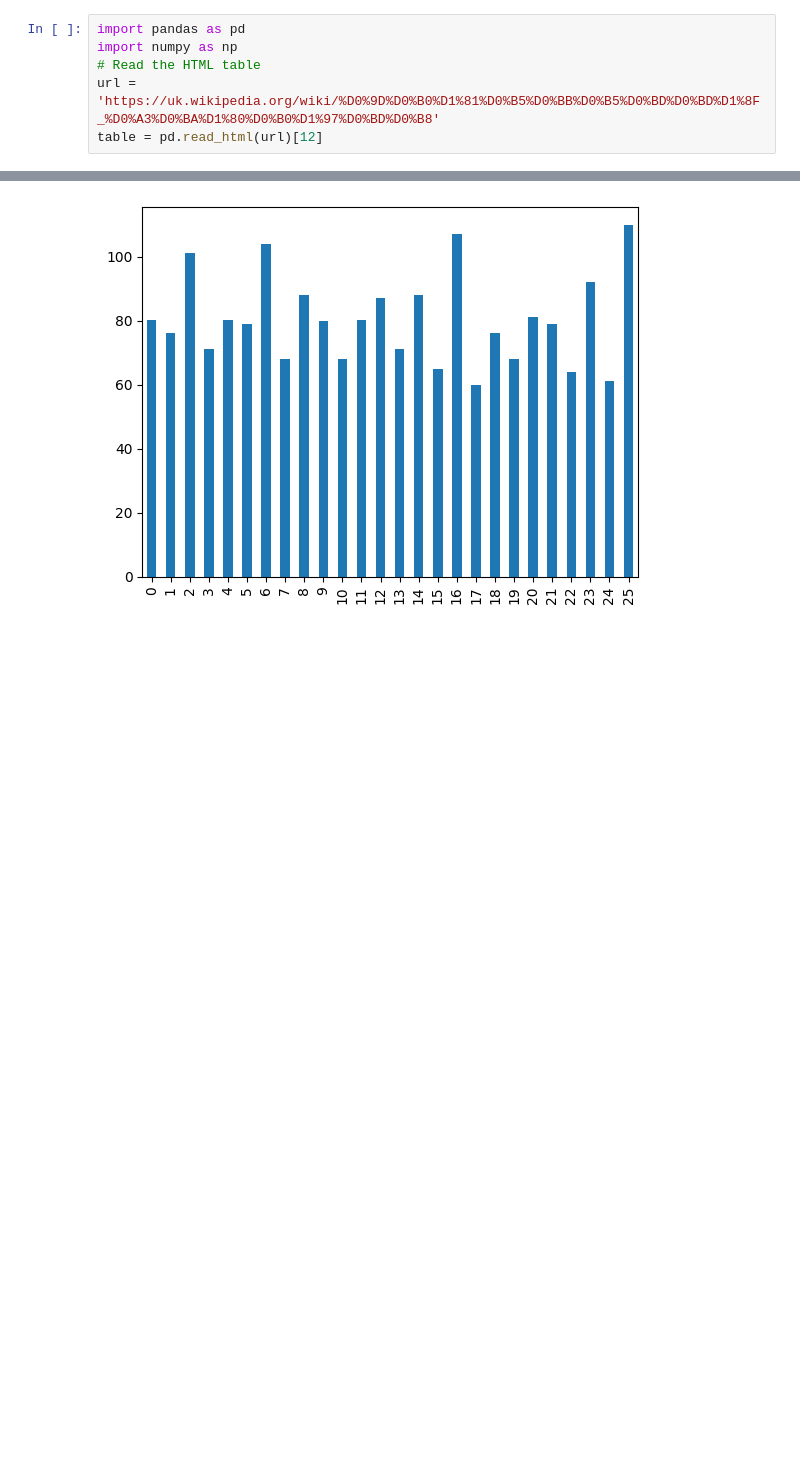
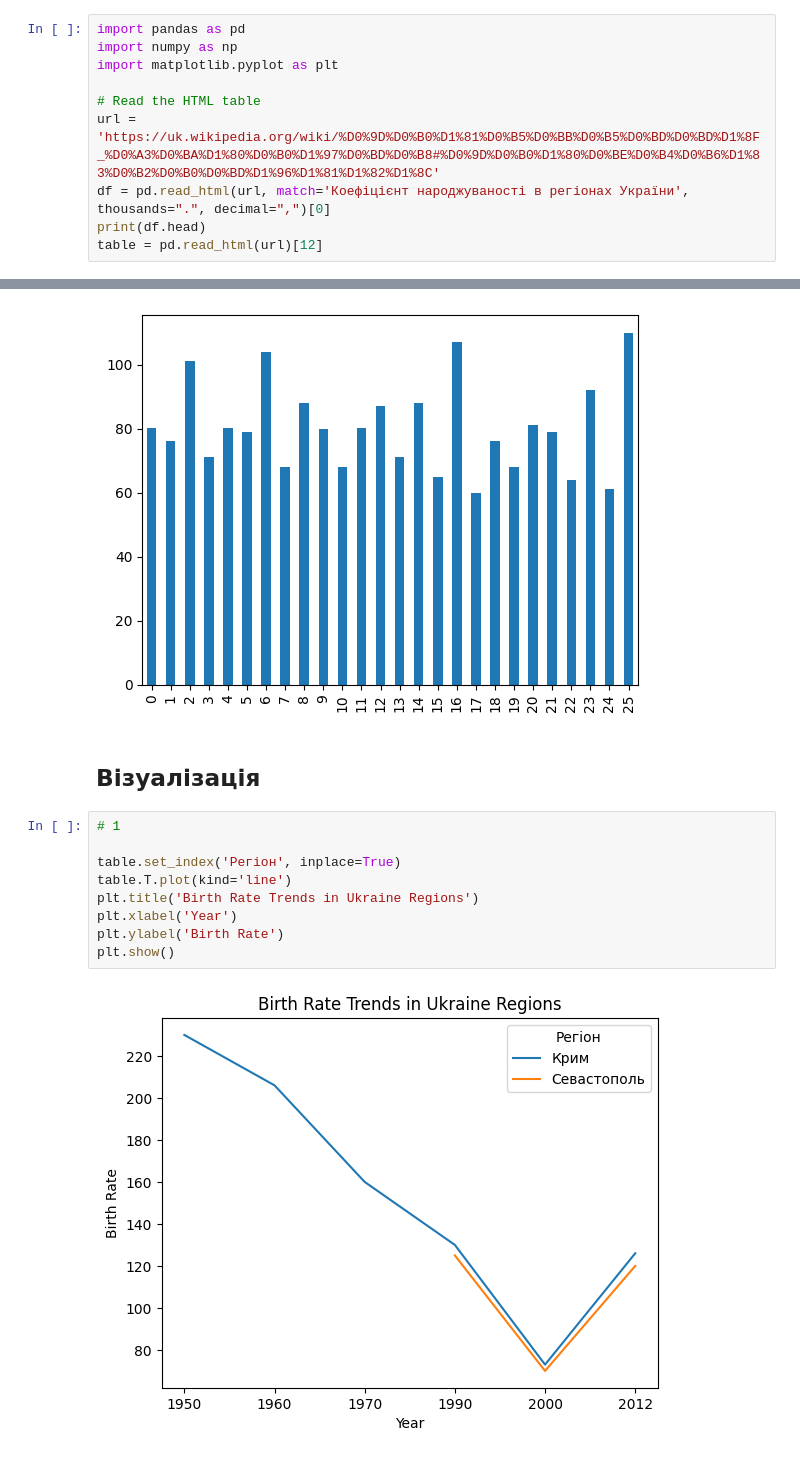
Before and after one commit to Kunandiir/GoIT_Tasks-DS-, a Jupyter notebook: Task_2/Task_2.1.ipynb, the cells around one changed output, grey strips where cells are left out. Drawn from its saved outputs; the diff is of its cells as text; blank space fills up the shorter version.

```diff
--- a/Task_2/Task_2.1.ipynb
+++ b/Task_2/Task_2.1.ipynb
@@ -1,6 +1,10 @@
 # %%
 import pandas as pd
 import numpy as np
+import matplotlib.pyplot as plt
+
 # Read the HTML table
-url = 'https://uk.wikipedia.org/wiki/%D0%9D%D0%B0%D1%81%D0%B5%D0%BB%D0%B5%D0%BD%D0%BD%D1%8F_%D0%A3%D0%BA%D1%80%D0%B0%D1%97%D0%BD%D0%B8'
+url = 'https://uk.wikipedia.org/wiki/%D0%9D%D0%B0%D1%81%D0%B5%D0%BB%D0%B5%D0%BD%D0%BD%D1%8F_%D0%A3%D0%BA%D1%80%D0%B0%D1%97%D0%BD%D0%B8#%D0%9D%D0%B0%D1%80%D0%BE%D0%B4%D0%B6%D1%83%D0%B2%D0%B0%D0%BD%D1%96%D1%81%D1%82%D1%8C'
+df = pd.read_html(url, match='Коефіцієнт народжуваності в регіонах України', thousands=".", decimal=",")[0]
+print(df.head)
 table = pd.read_html(url)[12]
@@ -172,3 +194,16 @@ num_table['col2'].plot(kind='bar')
 plt.show()
 # %% [output]
 [figure]
+# %% [markdown]
+## **Візуалізація**
+# %%
+# 1
+
+table.set_index('Регіон', inplace=True)
+table.T.plot(kind='line')
+plt.title('Birth Rate Trends in Ukraine Regions')
+plt.xlabel('Year')
+plt.ylabel('Birth Rate')
+plt.show()
+# %% [output]
+[figure, added]
```
Also changed, not shown: parts of 8 cells of this notebook, 4 other files.
